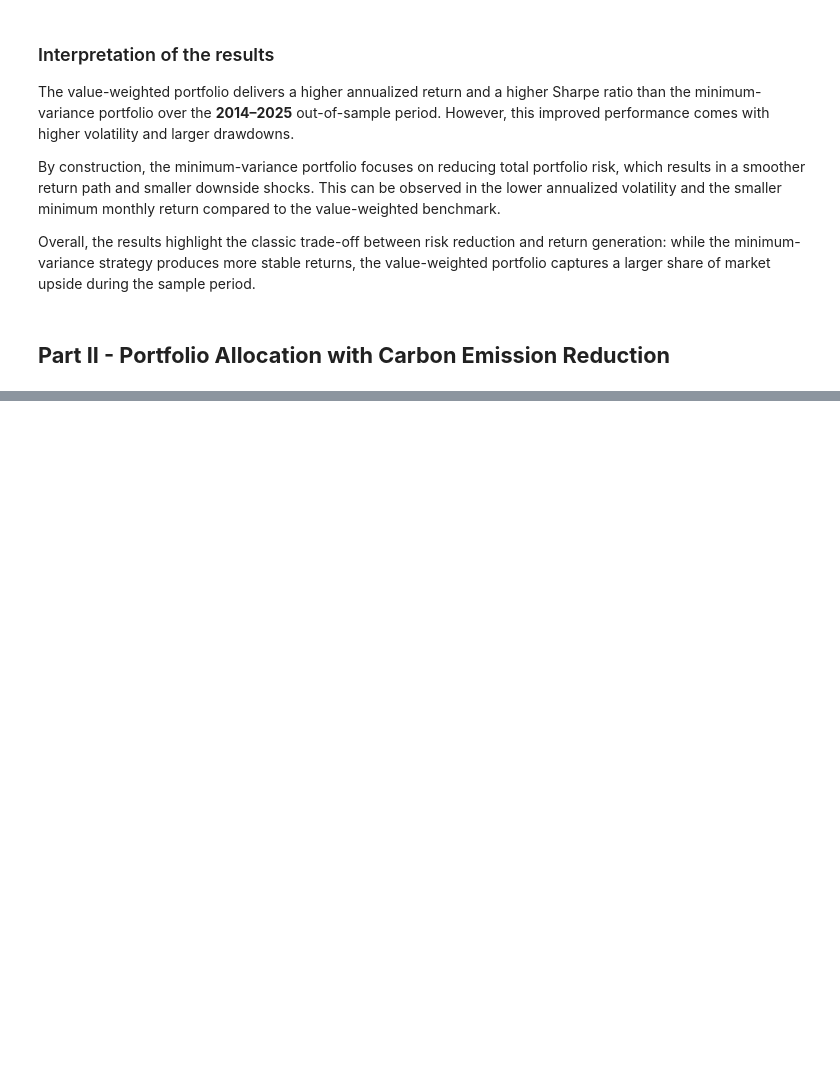
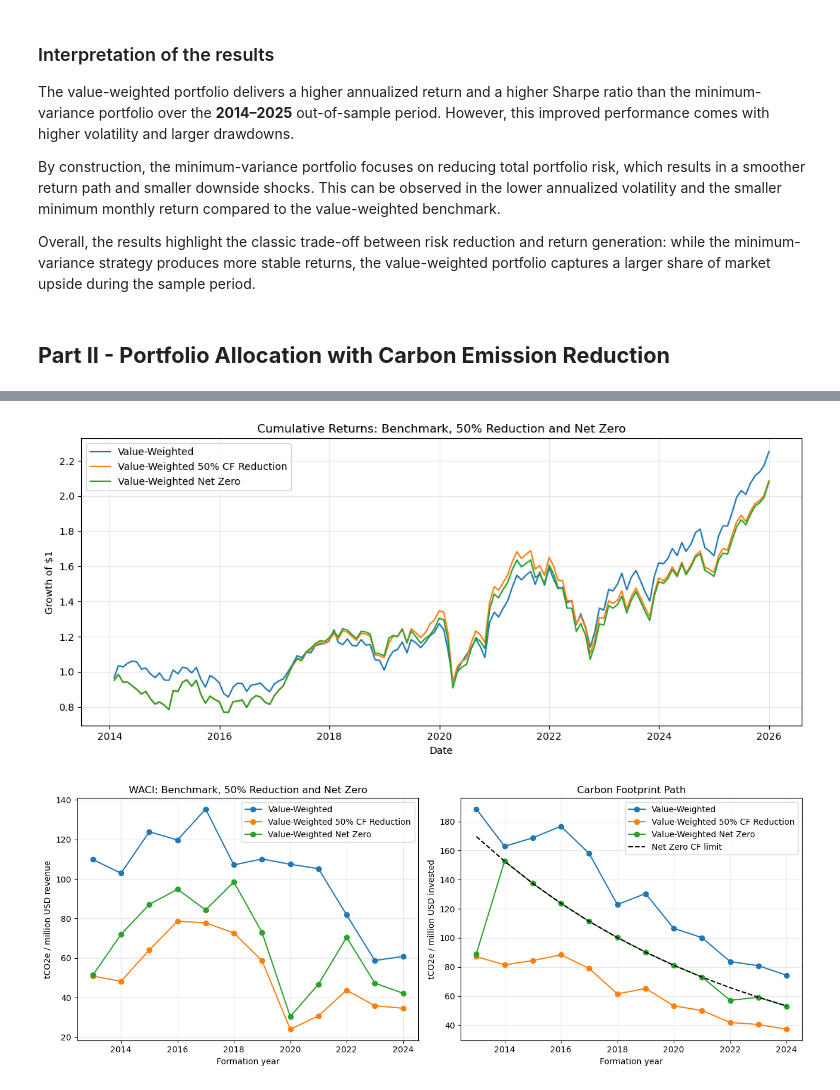
Before and after one commit to BottiAlessandro/SAAM-Project, a Jupyter notebook: notebooks/saam_analysis.ipynb, the cells around one changed output, grey strips where cells are left out. Drawn from its saved outputs; the diff is of its cells as text; code cells hidden in the pictures; blank space fills up the shorter version.

```diff
--- a/notebooks/saam_analysis.ipynb
+++ b/notebooks/saam_analysis.ipynb
@@ -1322,0 +2370,68 @@ Overall, the results highlight the classic trade-off between risk reduction and
+# %%
+plt.figure(figsize=(11, 5))
+for col in netzero_cumulative.columns:
+    plt.plot(netzero_cumulative.index, netzero_cumulative[col], label=col)
+
+plt.title("Cumulative Returns: Benchmark, 50% Reduction and Net Zero")
+plt.xlabel("Date")
+plt.ylabel("Growth of $1")
+plt.grid(True, alpha=0.3)
+plt.legend()
+plt.tight_layout()
+plt.savefig(output_dir / "graph_cumulative_netzero.png", dpi=300, bbox_inches="tight")
+plt.show()
+
+netzero_carbon_compare = pd.concat(
+    [
+        baseline_carbon_metrics[baseline_carbon_metrics["strategy"] == "Value-Weighted"],
+        vw50_carbon_metrics,
+        netzero_carbon_metrics,
+    ],
+    ignore_index=True,
+)
+
+fig, axes = plt.subplots(1, 2, figsize=(13, 5))
+
+for strategy, data in netzero_carbon_compare.groupby("strategy"):
+    axes[0].plot(data["formation_year"], data["WACI"], marker="o", label=strategy)
+    axes[1].plot(data["formation_year"], data["carbon_footprint"], marker="o", label=strategy)
+
+axes[1].plot(
+    netzero_constraint_check["formation_year"],
+    netzero_constraint_check["net_zero_cf_limit"],
+    linestyle="--",
+    color="black",
+    label="Net Zero CF limit",
+)
+
+axes[0].set_title("WACI: Benchmark, 50% Reduction and Net Zero")
+axes[0].set_xlabel("Formation year")
+axes[0].set_ylabel("tCO2e / million USD revenue")
+axes[0].grid(True, alpha=0.3)
+
+axes[1].set_title("Carbon Footprint Path")
+axes[1].set_xlabel("Formation year")
+axes[1].set_ylabel("tCO2e / million USD invested")
+axes[1].grid(True, alpha=0.3)
+
+for ax in axes:
+    ax.legend()
+
+plt.tight_layout()
+plt.savefig(output_dir / "graph_carbon_netzero.png", dpi=300, bbox_inches="tight")
+plt.show()
+
+latest_netzero = netzero_weights[latest_year].rename("Value-Weighted Net Zero")
+netzero_composition_change = pd.concat([latest_vw, latest_netzero], axis=1).fillna(0)
+netzero_composition_change["weight_change"] = (
+    netzero_composition_change["Value-Weighted Net Zero"] - netzero_composition_change["Value-Weighted"]
+)
+netzero_composition_change = netzero_composition_change.reset_index().sort_values("weight_change")
+
+print(f"Largest benchmark weight reductions under Net Zero in {latest_year}:")
+print(netzero_composition_change.head(10).to_string(index=False))
+print(f"\nLargest benchmark weight increases under Net Zero in {latest_year}:")
+print(netzero_composition_change.tail(10).sort_values("weight_change", ascending=False).to_string(index=False))
+# %% [output]
+[figure, added]
+[figure, added]
```
Also changed, not shown: parts of 31 cells of this notebook, 33 other files.
